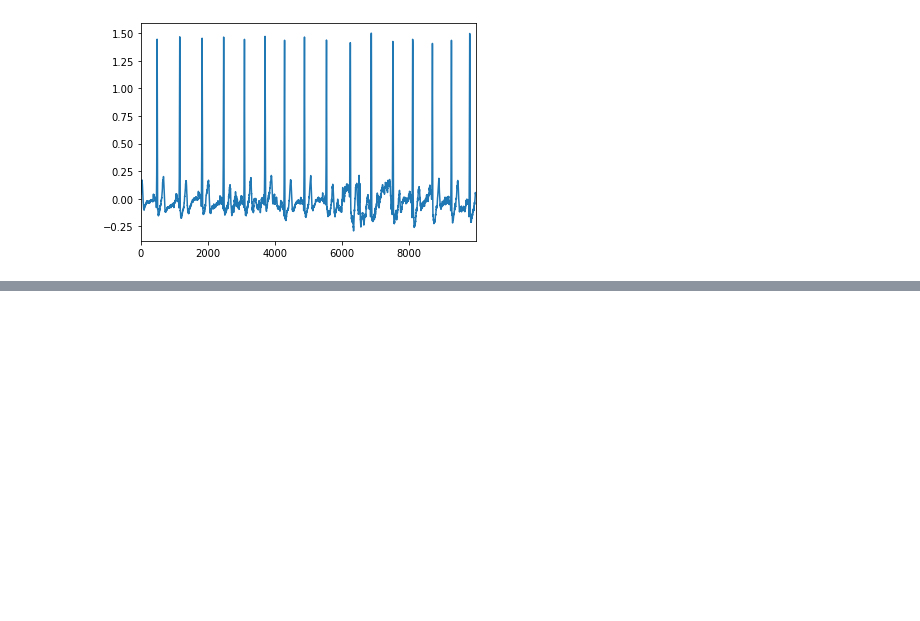
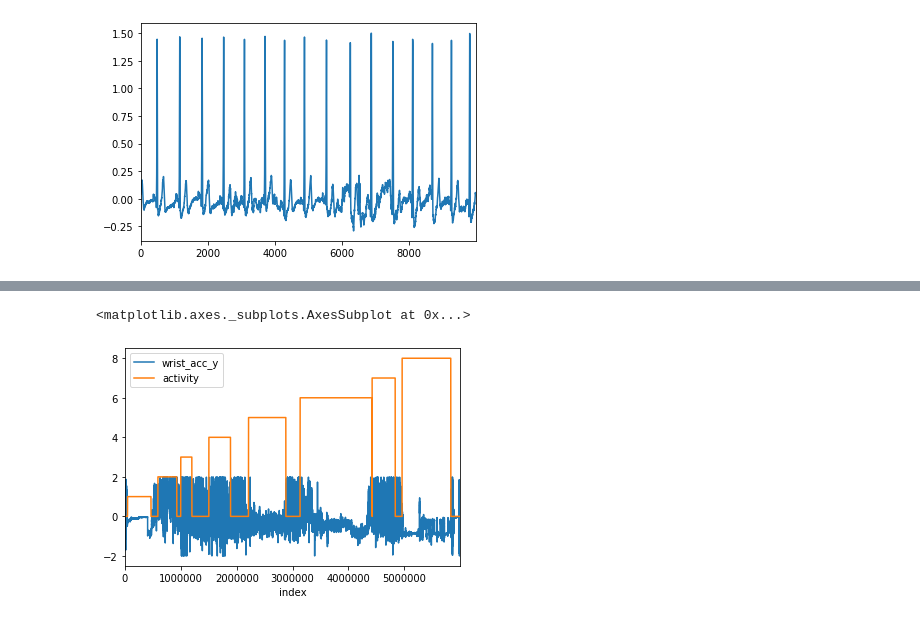
Before and after one commit to GailletLouis/Python_for_data_analysis, a Jupyter notebook: script.ipynb, the cells around one changed output, grey strips where cells are left out. Saved outputs shown, nothing was run; the diff lists cells and outputs as text; code cells hidden in the pictures; blank space fills up the shorter version.

```diff
--- a/script.ipynb
+++ b/script.ipynb
@@ -269,0 +259,6 @@ frame_8.reset_index().plot(x='index', y=['activity','chest_resp'])
+# %%
+frame_wrist_x = frame_8.reset_index()
+frame_wrist_x.plot(x='index', y=['wrist_acc_y','activity'])
+# %% [output]
+<matplotlib.axes._subplots.AxesSubplot at 0x...>
+[figure, added]
```
Also changed, not shown: parts of 8 cells of this notebook, 1 other file.
